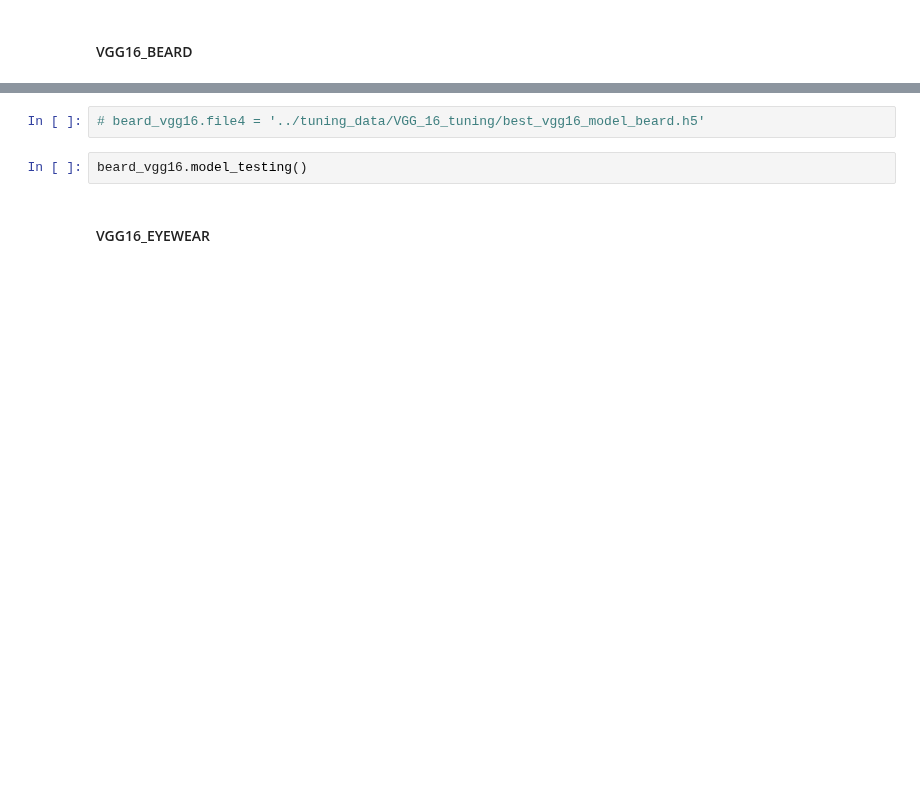
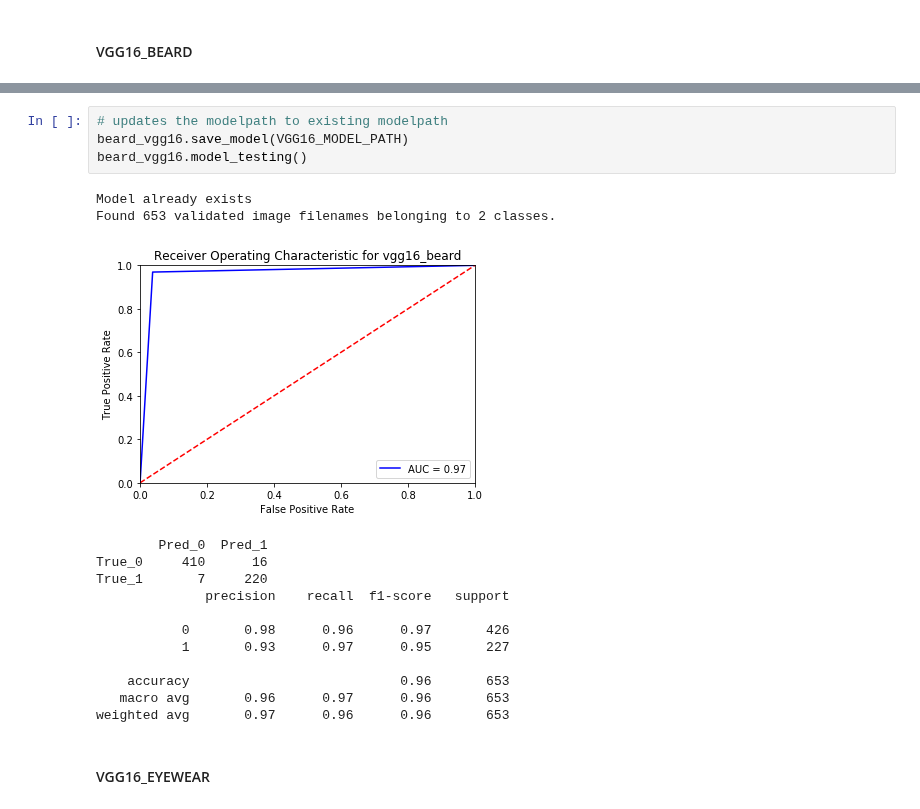
Before and after one commit to mzhou356/img2recommender, a Jupyter notebook: notebooks/vgg16_resnet50_model_tuning.ipynb, the cells around one changed output, grey strips where cells are left out. Drawn from its saved outputs; the diff is of its cells as text; blank space fills up the shorter version.

```diff
--- a/notebooks/vgg16_resnet50_model_tuning.ipynb
+++ b/notebooks/vgg16_resnet50_model_tuning.ipynb
@@ -124,7 +146,22 @@ beard_vgg16.plot_model_history()
-# %%
-# beard_vgg16.file4 = '../tuning_data/VGG_16_tuning/best_vgg16_model_beard.h5'
-# %%
-beard_vgg16.model_testing()
+# %%
+# updates the modelpath to existing modelpath
+beard_vgg16.save_model(VGG16_MODEL_PATH)
+beard_vgg16.model_testing()
+# %% [output]
+Model already exists
+Found 653 validated image filenames belonging to 2 classes.
+[figure, added]
+        Pred_0  Pred_1
+True_0     410      16
+True_1       7     220
+              precision    recall  f1-score   support
+
+           0       0.98      0.96      0.97       426
+           1       0.93      0.97      0.95       227
+
+    accuracy                           0.96       653
+   macro avg       0.96      0.97      0.96       653
+weighted avg       0.97      0.96      0.96       653
 # %% [markdown]
 #### VGG16_EYEWEAR
 # %%
```
Also changed, not shown: parts of 19 cells of this notebook, 1 other file.
